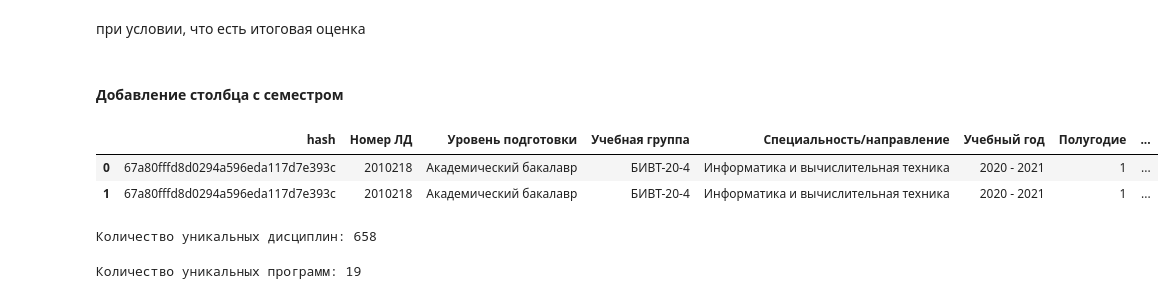
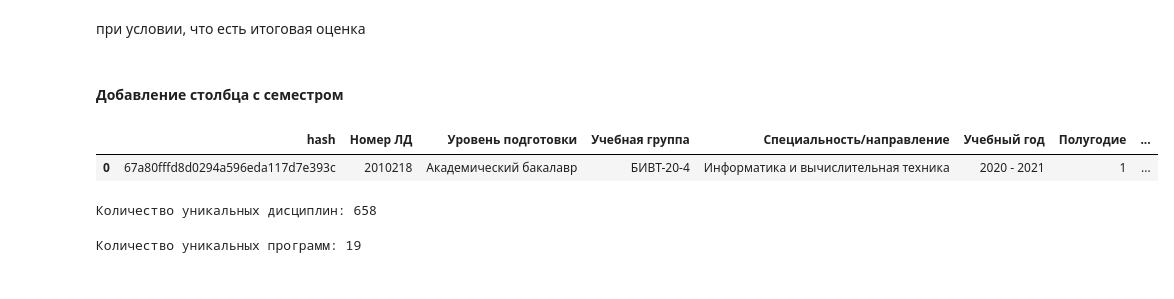
Before and after one commit to MatveyMakhrov/scoring-of-university-students, a Jupyter notebook: notebooks/scoring_on_num.ipynb, the cells around one changed output. Saved outputs shown, nothing was run; the diff lists cells and outputs as text; code cells hidden in the pictures.

```diff
--- a/notebooks/scoring_on_num.ipynb
+++ b/notebooks/scoring_on_num.ipynb
@@ -83,11 +95,10 @@ df_new['Семестр'] = df_new.apply(calculate_semester, axis=1)
 # %%
 df_new['Программа'] = df_new['Учебная группа'].str.split('-').str[0]
 # %%
-df_new.head(2)
+df_new.head(1)
 # %% [output]
 |  | hash | Номер ЛД | Уровень подготовки | Учебная группа | Специальность/направление | Учебный год | Полугодие | ... |
 | 0 | 67a80fffd8d0294a596eda117d7e393c | 2010218 | Академический бакалавр | БИВТ-20-4 | Информатика и вычислительная техника | 2020 - 2021 | 1 | ... |
-| 1 | 67a80fffd8d0294a596eda117d7e393c | 2010218 | Академический бакалавр | БИВТ-20-4 | Информатика и вычислительная техника | 2020 - 2021 | 1 | ... |
 # %%
 disciplines = len(df_new['Дисциплина'].unique())
 print(f'Количество уникальных дисциплин: {disciplines}')
```
Also changed, not shown: parts of 74 cells of this notebook.
